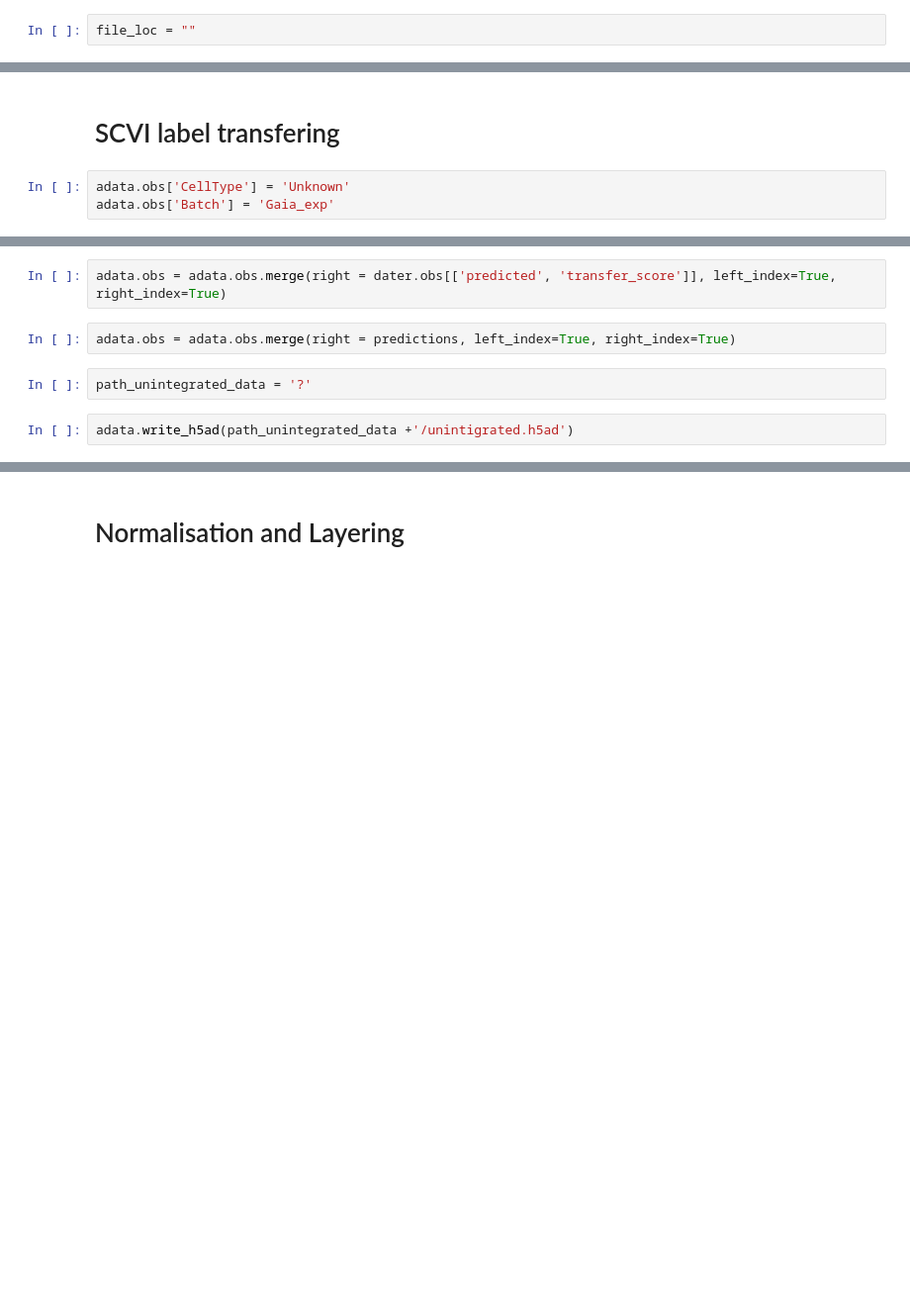
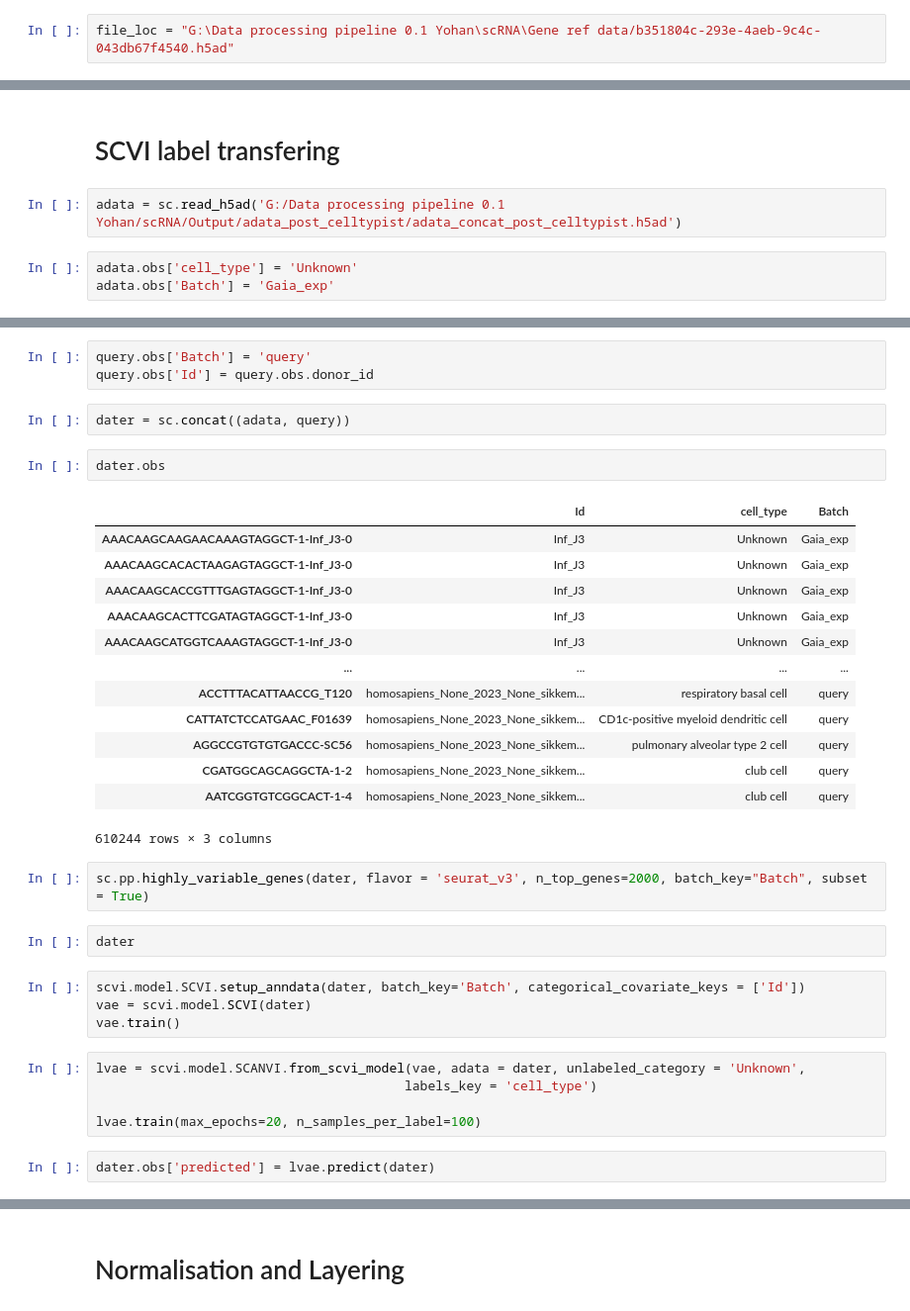
Before and after one commit to Yohan-b976/Transcriptomic-and-proteomic-sc-analysis, a Jupyter notebook: Pipeline folder 0.2/Notebook files/Normalization_MAPPING 0.3.ipynb, the cells around one changed output, grey strips where cells are left out. Shown at 99% size. Cells and saved outputs as stored; diff of their text form; blank space fills up the shorter version.

```diff
--- a/Pipeline folder 0.2/Notebook files/Normalization_MAPPING 0.3.ipynb
+++ b/Pipeline folder 0.2/Notebook files/Normalization_MAPPING 0.3.ipynb
@@ -28,7 +49,7 @@ adatas = [sc.read_h5ad(path_dir_folder_processed_data + '/' + x) for x in os.lis
 # %% [markdown]
 # Query dataset preparation and model training
 # %%
-file_loc = ""
+file_loc = "G:\Data processing pipeline 0.1 Yohan\scRNA\Gene ref data/b351804c-293e-4aeb-9c4c-043db67f4540.h5ad"
 # %%
 query = sc.read_h5ad(file_loc)
 # %%
@@ -191,5 +240,7 @@ predictions.to_csv(path_csv + '/PREDICTIONS.csv')
 # %% [markdown]
 # SCVI label transfering
+# %%
+adata = sc.read_h5ad('G:/Data processing pipeline 0.1 Yohan/scRNA/Output/adata_post_celltypist/adata_concat_post_celltypist.h5ad')
 # %%
-adata.obs['CellType'] = 'Unknown'
+adata.obs['cell_type'] = 'Unknown'
 adata.obs['Batch'] = 'Gaia_exp'
@@ -227,8 +251,36 @@ dater
 # %%
-adata.obs = adata.obs.merge(right = dater.obs[['predicted', 'transfer_score']], left_index=True, right_index=True)
+query.obs['Batch'] = 'query'
+query.obs['Id'] = query.obs.donor_id
-# %%
-adata.obs = adata.obs.merge(right = predictions, left_index=True, right_index=True)
-# %%
-path_unintegrated_data = '?'
-# %%
-adata.write_h5ad(path_unintegrated_data +'/unintigrated.h5ad')
+# %%
+dater = sc.concat((adata, query))
+# %%
+dater.obs
+# %% [output]
+|  | Id | cell_type | Batch |
+| AAACAAGCAAGAACAAAGTAGGCT-1-Inf_J3-0 | Inf_J3 | Unknown | Gaia_exp |
+| AAACAAGCACACTAAGAGTAGGCT-1-Inf_J3-0 | Inf_J3 | Unknown | Gaia_exp |
+| AAACAAGCACCGTTTGAGTAGGCT-1-Inf_J3-0 | Inf_J3 | Unknown | Gaia_exp |
+| AAACAAGCACTTCGATAGTAGGCT-1-Inf_J3-0 | Inf_J3 | Unknown | Gaia_exp |
+| AAACAAGCATGGTCAAAGTAGGCT-1-Inf_J3-0 | Inf_J3 | Unknown | Gaia_exp |
+| ... | ... | ... | ... |
+| ACCTTTACATTAACCG_T120 | homosapiens_None_2023_None_sikkem... | respiratory basal cell | query |
+| CATTATCTCCATGAAC_F01639 | homosapiens_None_2023_None_sikkem... | CD1c-positive myeloid dendritic cell | query |
+| AGGCCGTGTGTGACCC-SC56 | homosapiens_None_2023_None_sikkem... | pulmonary alveolar type 2 cell | query |
+| CGATGGCAGCAGGCTA-1-2 | homosapiens_None_2023_None_sikkem... | club cell | query |
+| AATCGGTGTCGGCACT-1-4 | homosapiens_None_2023_None_sikkem... | club cell | query |
+610244 rows × 3 columns
+# %%
+sc.pp.highly_variable_genes(dater, flavor = 'seurat_v3', n_top_genes=2000, batch_key="Batch", subset = True)
+# %%
+dater
+# %%
+scvi.model.SCVI.setup_anndata(dater, batch_key='Batch', categorical_covariate_keys = ['Id'])
+vae = scvi.model.SCVI(dater)
+vae.train()
+# %%
+lvae = scvi.model.SCANVI.from_scvi_model(vae, adata = dater, unlabeled_category = 'Unknown',
+                                        labels_key = 'cell_type')
+
+lvae.train(max_epochs=20, n_samples_per_label=100)
+# %%
+dater.obs['predicted'] = lvae.predict(dater)
```
Also changed, not shown: parts of 48 cells of this notebook.
